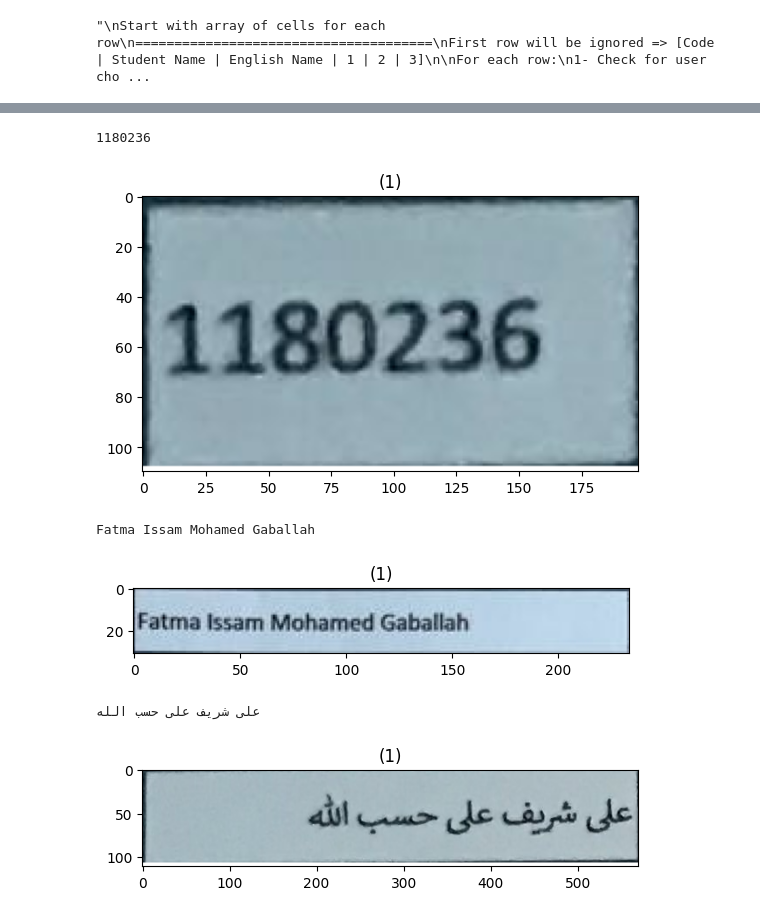
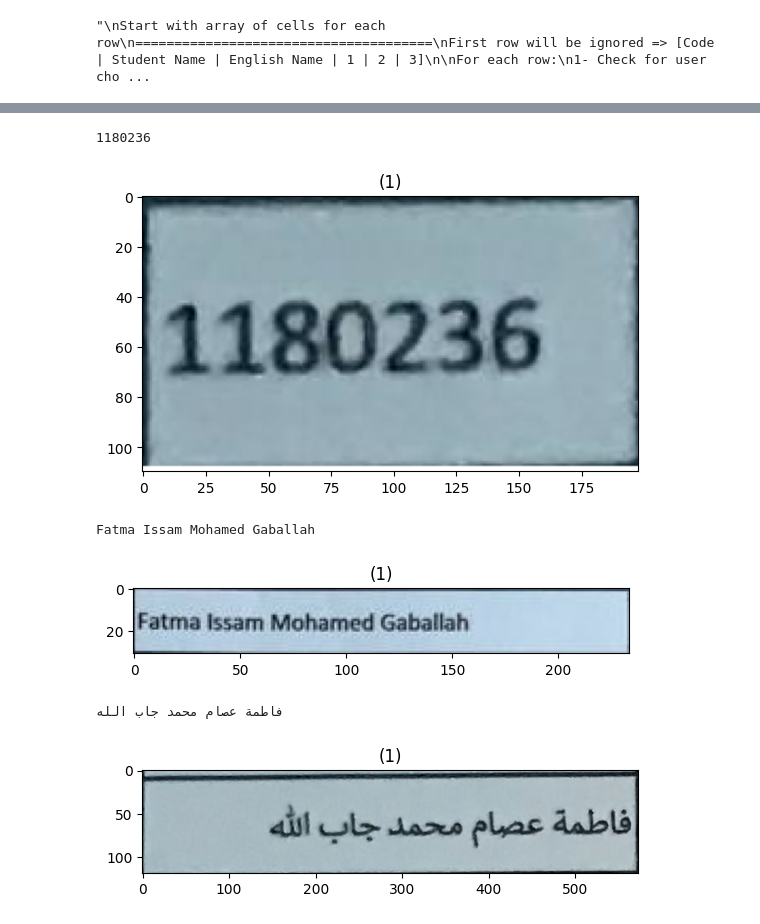
Before and after one commit to AhmedAlaa2024/Grade-Auto-Filler, a Jupyter notebook: Code/detectionPhase.ipynb, the cells around one changed output, grey strips where cells are left out. Cells and saved outputs as stored; diff of their text form; code cells hidden in the pictures.

```diff
--- a/Code/detectionPhase.ipynb
+++ b/Code/detectionPhase.ipynb
@@ -40,39 +37,61 @@ import os
 os.environ["TESSDATA_PREFIX"] = r'C:\Users\iiBesh00\AppData\Local\Tesseract-OCR\tessdata'
 pytesseract.pytesseract.tesseract_cmd = r'C:\Users\iiBesh00\AppData\Local\Tesseract-OCR\tesseract.exe'
 # %%
-def getCodeOrName(img, ara=False):
-	'''
-	img: Original image
-	ara: False for codes and english names, True for arabic name
-	'''
-	gray = cv2.cvtColor(img, cv2.COLOR_BGR2GRAY)
-	# get the string from the image and split it to get the wanted part
-	text = ""
-	if ara:
-		threshImg = cv2.threshold(gray, 0, 255, cv2.THRESH_BINARY + cv2.THRESH_OTSU)[1]
-		text = pytesseract.image_to_string(threshImg, lang="ara")
-	else:
-		text = pytesseract.image_to_string(gray)
+# def getEnglishName(img):
+# 	'''
+# 	img: Original image
+# 	'''
+# 	gray = cv2.cvtColor(img, cv2.COLOR_BGR2GRAY)
+# 	# get the string from the image and split it to get the wanted part
+# 	text = ""
+# 	if ara:
+# 		threshImg = cv2.threshold(gray, 0, 255, cv2.THRESH_BINARY + cv2.THRESH_OTSU)[1]
+# 		text = pytesseract.image_to_string(threshImg, lang="ara")
+# 	else:
+# 		text = pytesseract.image_to_string(gray)
+# 	return text.split('\n')[0]
+
+def getEnglishName(image):
+	"""
+	This function will handle the core OCR processing of getting english name.
+	"""
+	text = pytesseract.image_to_string(image, lang='eng')
 	return text.split('\n')[0]
 
-img = cv2.imread("./Samples/Detection phase samples/code.png")
-print(getCodeOrName(img))
-show_images([img])
+def getArabicName(image):
+	"""
+	This function will handle the core OCR processing of getting arabic name.
+	"""
+	gray = cv2.cvtColor(image, cv2.COLOR_BGR2GRAY)
+	threshImg = cv2.threshold(gray, 0, 255, cv2.THRESH_BINARY + cv2.THRESH_OTSU)[1]
+	text = pytesseract.image_to_string(threshImg, lang='ara')
+	return text.split('\n')[0]
 
-img = cv2.imread("./Samples/Detection phase samples/english name.png")
-print(getCodeOrName(img))
-show_images([img])
+def getCode(image):
+	"""
+	This function will handle the core OCR processing of getting id number.
+	"""
+	text = pytesseract.image_to_string(image, config='digits')
+	return text.split('\n')[0]
 
-img = cv2.imread("./Samples/Detection phase samples/arabic name2.png")
-print(getCodeOrName(img, True))
-show_images([img])
+# img = cv2.imread("./Samples/Detection phase samples/code.png")
+# print(getCode(img))
+# show_images([img])
+
+# img = cv2.imread("./Samples/Detection phase samples/english name.png")
+# print(getEnglishName(img))
+# show_images([img])
+
+# img = cv2.imread("./Samples/Detection phase samples/arabic name3.png")
+# print(getArabicName(img))
+# show_images([img])
 # %% [output]
 1180236
 [figure]
 Fatma Issam Mohamed Gaballah
 [figure]
-على شريف على حسب الله
+فاطمة عصام محمد جاب الله
-[figure, old version]
+[figure, new version]
 # %%
 def detectRightMark(img):
 	'''
```
Also changed, not shown: parts of 5 cells of this notebook, 14 other files.
